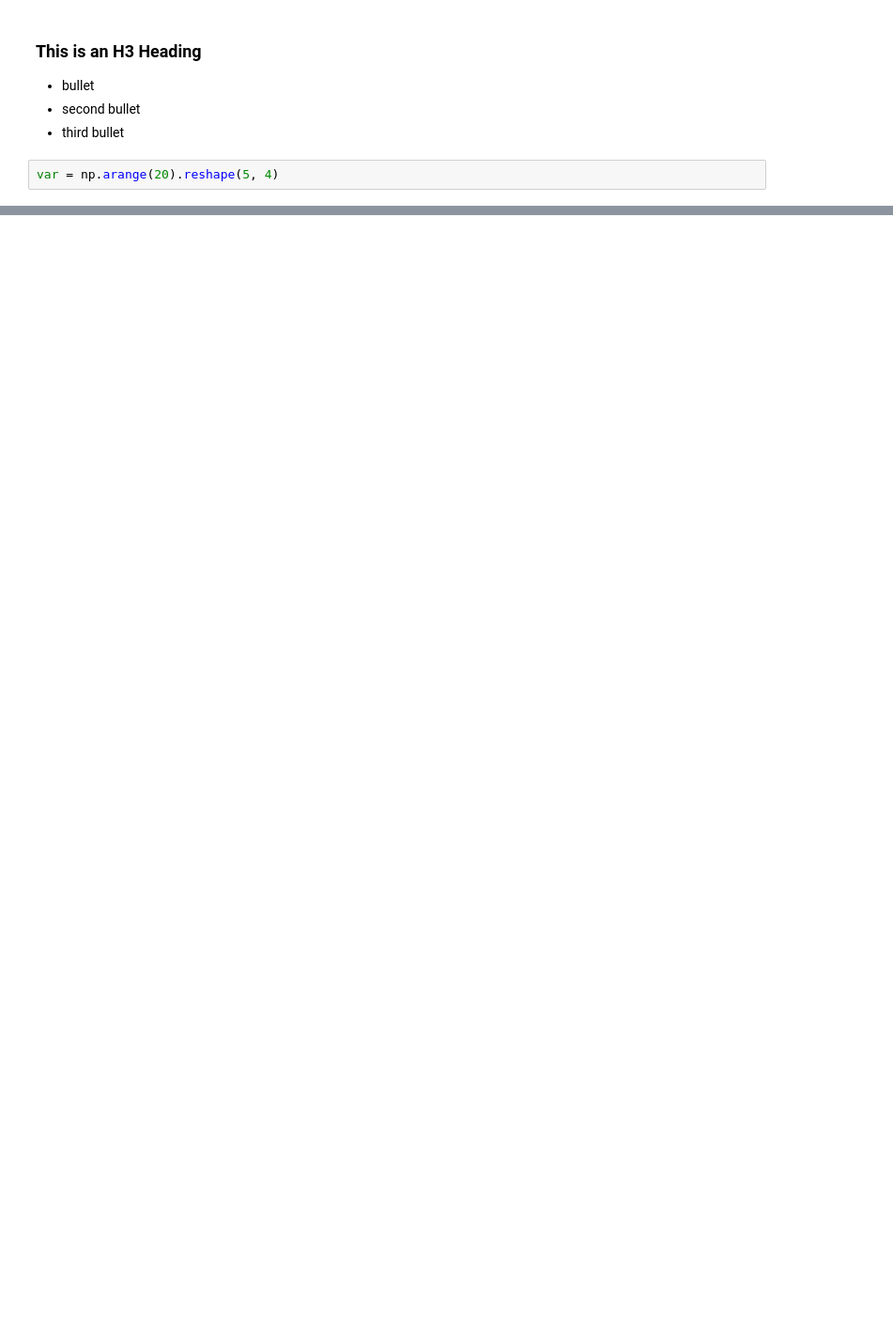
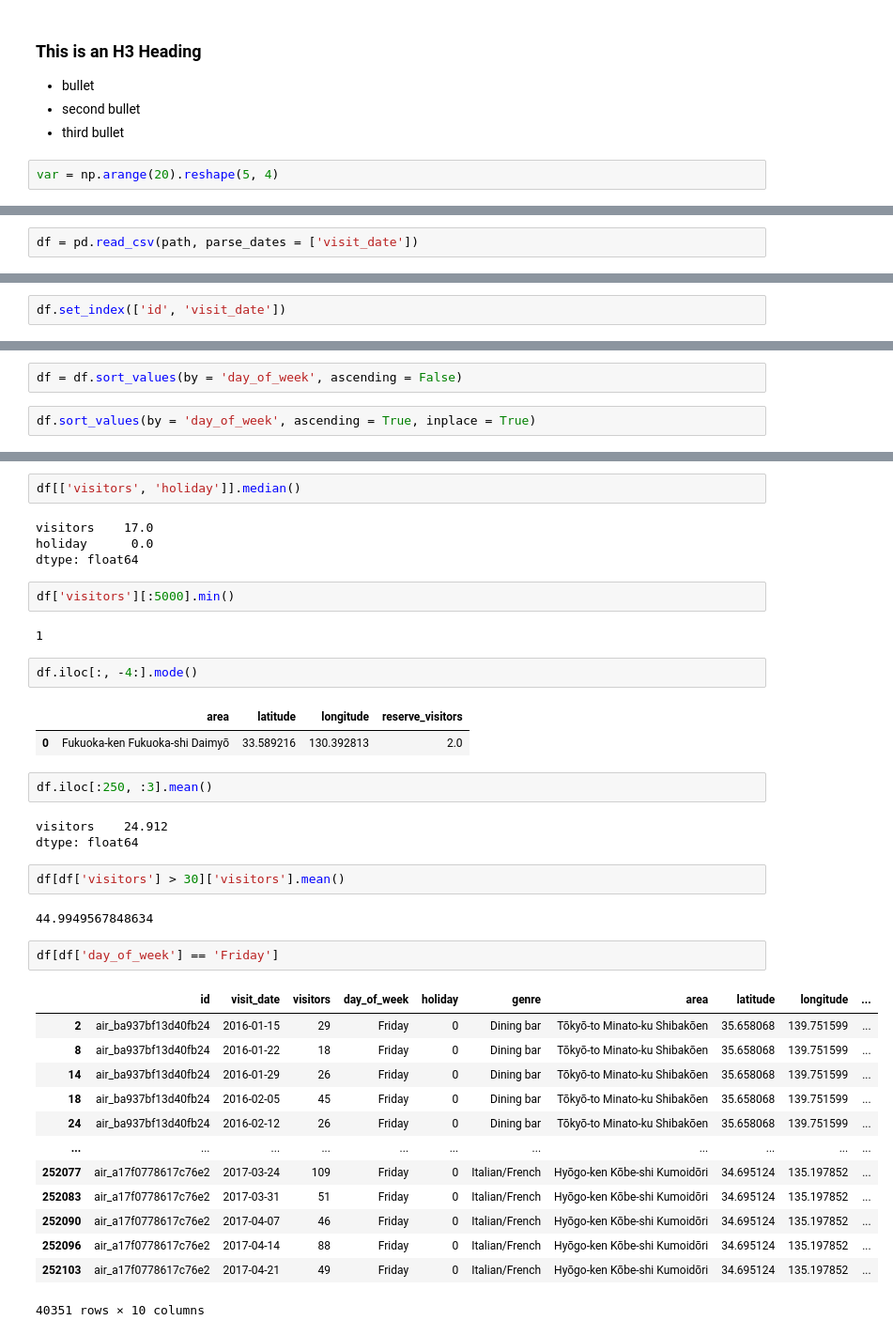
Before and after one commit to jfkoehler/DAT-02-14, a Jupyter notebook: ClassMaterial/Unit1/Class2/Class 2 Notebook.ipynb, the cells around one changed output, grey strips where cells are left out. Shown at 94% size. Drawn from its saved outputs; the diff is of its cells as text; blank space fills up the shorter version.

```diff
--- a/ClassMaterial/Unit1/Class2/Class 2 Notebook.ipynb
+++ b/ClassMaterial/Unit1/Class2/Class 2 Notebook.ipynb
@@ -49,0 +36,2 @@ array([ 6, 22, 38, 54, 70])
+# %%
+df = pd.read_csv(path, parse_dates = ['visit_date'])
@@ -49,0 +40,2 @@ array([ 6, 22, 38, 54, 70])
+# %%
+df.set_index(['id', 'visit_date'])
@@ -49,0 +100,4 @@ array([ 6, 22, 38, 54, 70])
+# %%
+df = df.sort_values(by = 'day_of_week', ascending = False)
+# %%
+df.sort_values(by = 'day_of_week', ascending = True, inplace = True)
@@ -49,0 +112,40 @@ array([ 6, 22, 38, 54, 70])
+# %%
+df[['visitors', 'holiday']].median()
+# %% [output]
+visitors    17.0
+holiday      0.0
+dtype: float64
+# %%
+df['visitors'][:5000].min()
+# %% [output]
+1
+# %%
+df.iloc[:, -4:].mode()
+# %% [output]
+|  | area | latitude | longitude | reserve_visitors |
+| 0 | Fukuoka-ken Fukuoka-shi Daimyō | 33.589216 | 130.392813 | 2.0 |
+# %%
+df.iloc[:250, :3].mean()
+# %% [output]
+visitors    24.912
+dtype: float64
+# %%
+df[df['visitors'] > 30]['visitors'].mean()
+# %% [output]
+44.9949567848634
+# %%
+df[df['day_of_week'] == 'Friday']
+# %% [output]
+|  | id | visit_date | visitors | day_of_week | holiday | genre | area | latitude | longitude | ... |
+| 2 | air_ba937bf13d40fb24 | 2016-01-15 | 29 | Friday | 0 | Dining bar | Tōkyō-to Minato-ku Shibakōen | 35.658068 | 139.751599 | ... |
+| 8 | air_ba937bf13d40fb24 | 2016-01-22 | 18 | Friday | 0 | Dining bar | Tōkyō-to Minato-ku Shibakōen | 35.658068 | 139.751599 | ... |
+| 14 | air_ba937bf13d40fb24 | 2016-01-29 | 26 | Friday | 0 | Dining bar | Tōkyō-to Minato-ku Shibakōen | 35.658068 | 139.751599 | ... |
+| 18 | air_ba937bf13d40fb24 | 2016-02-05 | 45 | Friday | 0 | Dining bar | Tōkyō-to Minato-ku Shibakōen | 35.658068 | 139.751599 | ... |
+| 24 | air_ba937bf13d40fb24 | 2016-02-12 | 26 | Friday | 0 | Dining bar | Tōkyō-to Minato-ku Shibakōen | 35.658068 | 139.751599 | ... |
+| ... | ... | ... | ... | ... | ... | ... | ... | ... | ... | ... |
+| 252077 | air_a17f0778617c76e2 | 2017-03-24 | 109 | Friday | 0 | Italian/French | Hyōgo-ken Kōbe-shi Kumoidōri | 34.695124 | 135.197852 | ... |
+| 252083 | air_a17f0778617c76e2 | 2017-03-31 | 51 | Friday | 0 | Italian/French | Hyōgo-ken Kōbe-shi Kumoidōri | 34.695124 | 135.197852 | ... |
+| 252090 | air_a17f0778617c76e2 | 2017-04-07 | 46 | Friday | 0 | Italian/French | Hyōgo-ken Kōbe-shi Kumoidōri | 34.695124 | 135.197852 | ... |
+| 252096 | air_a17f0778617c76e2 | 2017-04-14 | 88 | Friday | 0 | Italian/French | Hyōgo-ken Kōbe-shi Kumoidōri | 34.695124 | 135.197852 | ... |
+| 252103 | air_a17f0778617c76e2 | 2017-04-21 | 49 | Friday | 0 | Italian/French | Hyōgo-ken Kōbe-shi Kumoidōri | 34.695124 | 135.197852 | ... |
+40351 rows × 10 columns
```
Also changed, not shown: parts of 36 cells of this notebook, 3 other files.
